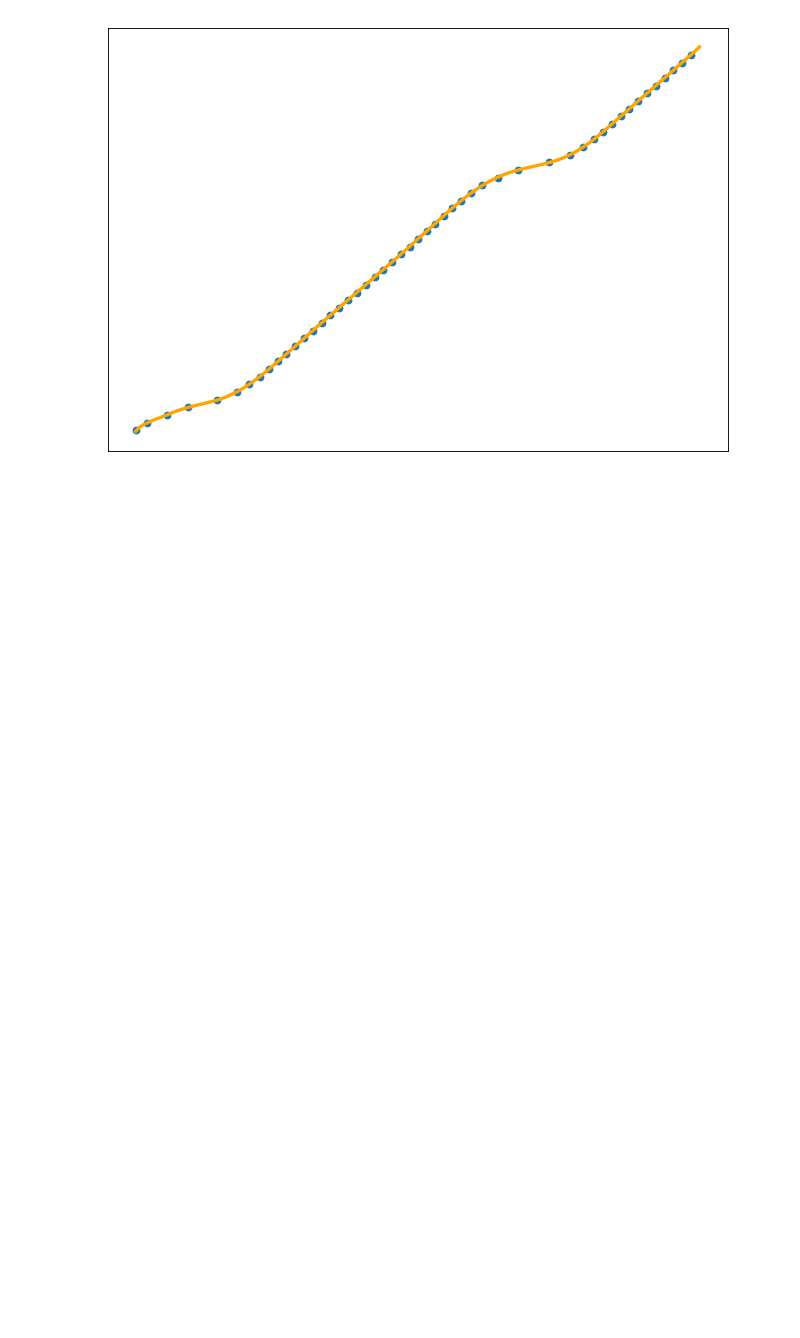
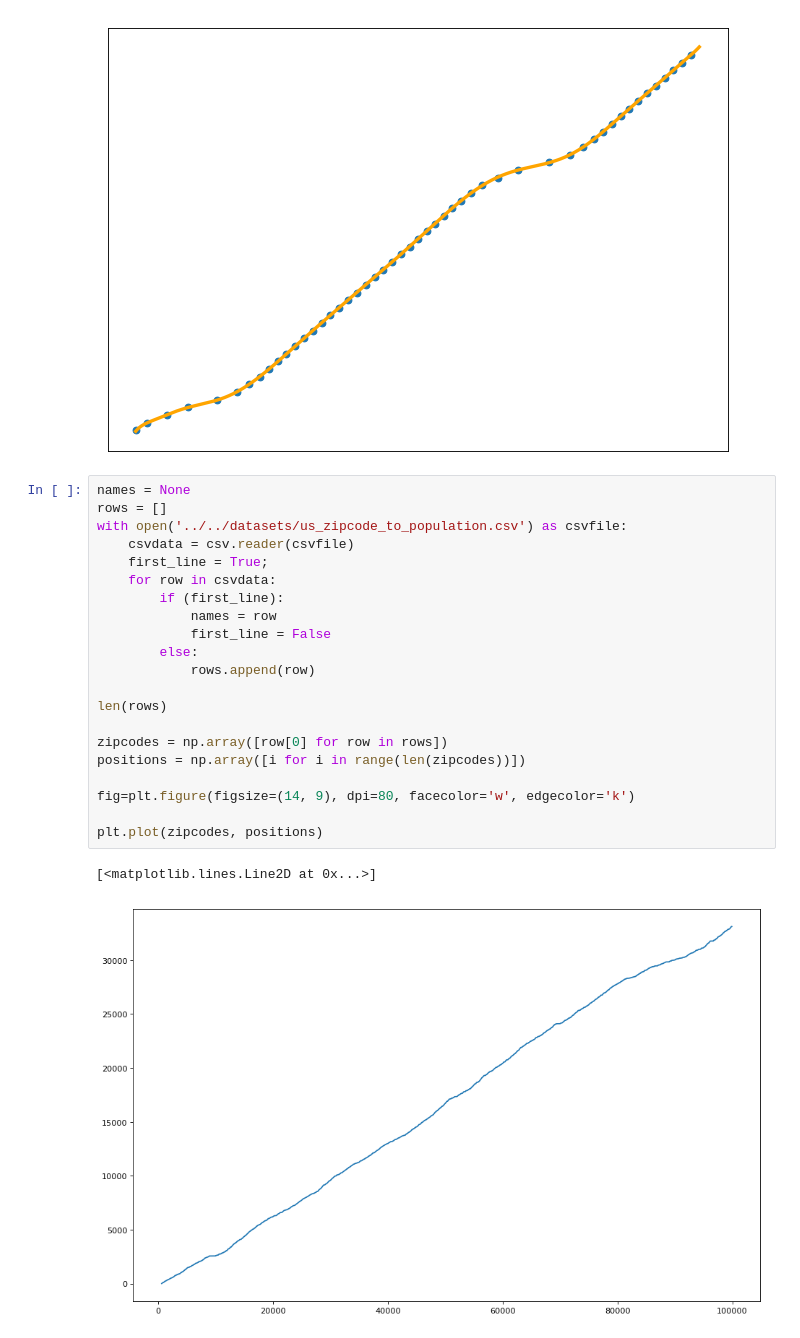
Before and after one commit to tilast/learned-indices-experiments, a Jupyter notebook: experiments/cards-dataset.ipynb, the cells around one changed output. Saved outputs shown, nothing was run; the diff lists cells and outputs as text; blank space fills up the shorter version.

```diff
--- a/experiments/cards-dataset.ipynb
+++ b/experiments/cards-dataset.ipynb
@@ -110,3 +109,27 @@ items: 100000
 [     0.      0.      0. ...,  99999.  99999.  99999.]
 wasted slots: 14.79%
 [figure]
+# %%
+names = None
+rows = []
+with open('../../datasets/us_zipcode_to_population.csv') as csvfile:
+    csvdata = csv.reader(csvfile)
+    first_line = True;
+    for row in csvdata:
+        if (first_line):
+            names = row
+            first_line = False
+        else:
+            rows.append(row)
+
+len(rows)
+
+zipcodes = np.array([row[0] for row in rows])
+positions = np.array([i for i in range(len(zipcodes))])
+
+fig=plt.figure(figsize=(14, 9), dpi=80, facecolor='w', edgecolor='k')
+
+plt.plot(zipcodes, positions)
+# %% [output]
+[<matplotlib.lines.Line2D at 0x...>]
+[figure, added]
```
Also changed, not shown: parts of 3 cells of this notebook, 2 other files.
